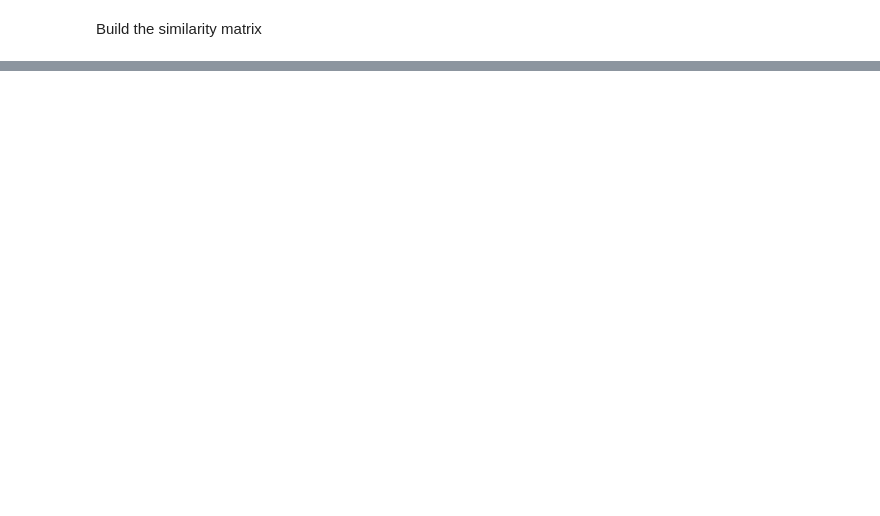
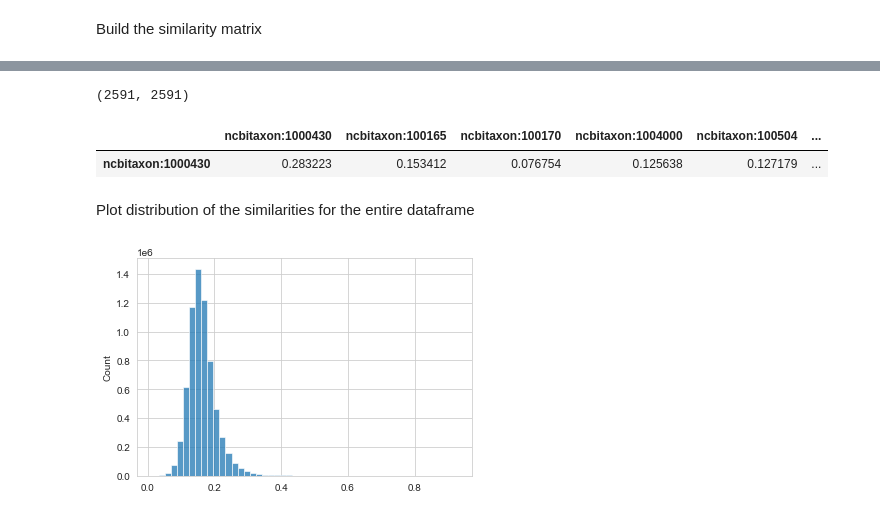
Before and after one commit to enveda/plant-chemical-space, a Jupyter notebook: notebooks/2_chemotaxonomy.ipynb, the cells around one changed output, grey strips where cells are left out. Saved outputs shown, nothing was run; the diff lists cells and outputs as text; code cells hidden in the pictures; blank space fills up the shorter version.

```diff
--- a/notebooks/2_chemotaxonomy.ipynb
+++ b/notebooks/2_chemotaxonomy.ipynb
@@ -199,7 +144,9 @@ Tag chemicals that are prenent in more than 100 plants, since they are likely to
 promiscuous_chemicals = [
     chemical
     for chemical, plants in chemicals_to_plant_dict.items()
-    if len(plants) > 100
+    if len(plants) > 25
+    # Ensure there are no secondary metabolites present in a lot of plants (25)
+    # Since they will skew the results for plants that have a lot chemicals compared to others
 ]
 
 plant_chem_dict = {
@@ -292,7 +183,0 @@ for plant_a, plant_b in tqdm(
-# %%
-plant_chem_dict = defaultdict(set)
-chemicals_to_plant_dict = defaultdict(set)
-
-for plant_curie, chemical_curie in tqdm(plant_chemical_df.values):
-    plant_chem_dict[plant_curie].add(chemical_curie)
-    chemicals_to_plant_dict[chemical_curie].add(plant_curie)
@@ -301,15 +183,0 @@ Tag chemicals that are prenent in more than 100 plants, since they are likely to
-# %%
-promiscuous_chemicals = [
-    chemical
-    for chemical, plants in chemicals_to_plant_dict.items()
-    if len(plants) > 100
-]
-
-plant_chem_dict = {
-    plant: {
-        chemical
-        for chemical in chemicals
-        if chemical not in promiscuous_chemicals
-    }
-    for plant, chemicals in plant_chem_dict.items()
-}
@@ -426,0 +335,17 @@ Use this package: https://github.com/hhromic/python-bcubed
+# %%
+similarity_dataframe_1.shape
+# %% [output]
+(2591, 2591)
+# %%
+similarity_dataframe_1.head(1)
+# %% [output]
+|  | ncbitaxon:1000430 | ncbitaxon:100165 | ncbitaxon:100170 | ncbitaxon:1004000 | ncbitaxon:100504 | ... |
+| ncbitaxon:1000430 | 0.283223 | 0.153412 | 0.076754 | 0.125638 | 0.127179 | ... |
+# %% [markdown]
+Plot distribution of the similarities for the entire dataframe
+# %%
+all_values = similarity_dataframe_2.stack().reset_index(drop=True)
+sns.histplot(all_values, bins=50)
+plt.show()
+# %% [output]
+[figure, added]
```
Also changed, not shown: parts of 47 cells of this notebook.
